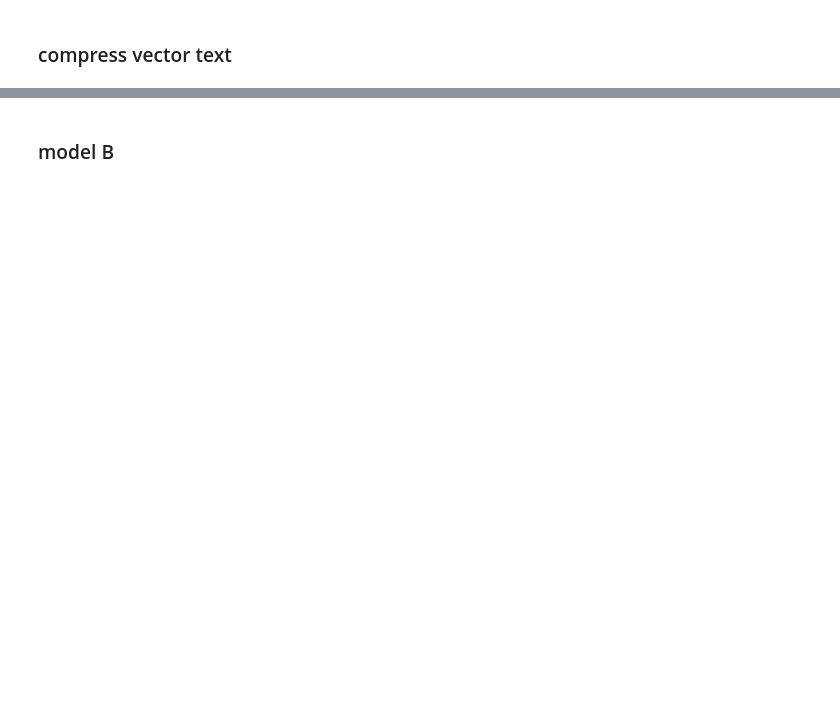
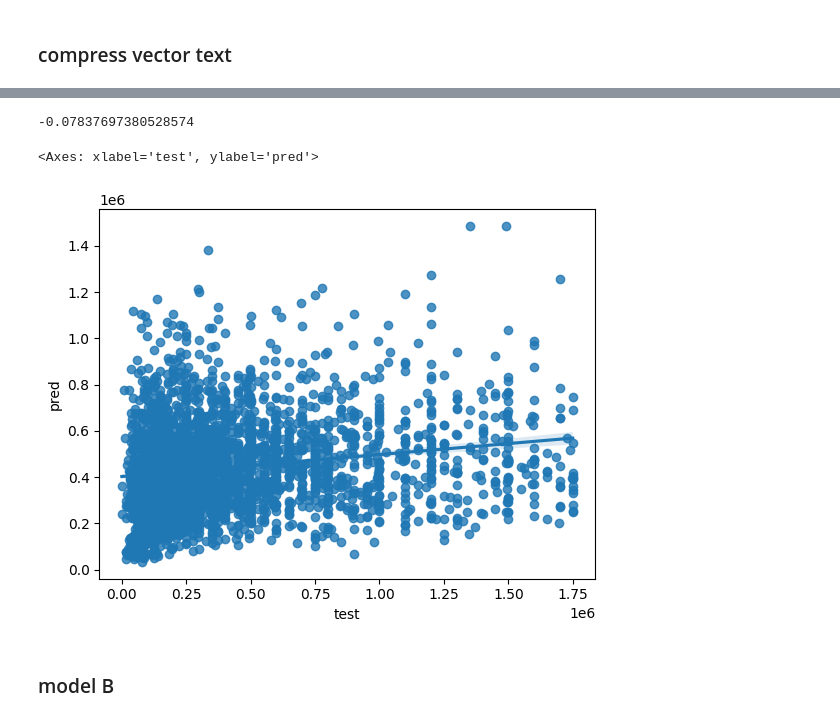
Before and after one commit to j-rig/ml-capstone, a Jupyter notebook: 20.5 8 Machine Learning (DL) Prototype.ipynb, the cells around one changed output, grey strips where cells are left out. Drawn from its saved outputs; the diff is of its cells as text; code cells hidden in the pictures; blank space fills up the shorter version.

```diff
--- a/20.5 8 Machine Learning (DL) Prototype.ipynb
+++ b/20.5 8 Machine Learning (DL) Prototype.ipynb
@@ -97,0 +128,2 @@ X_text_pca.shape
+# %%
+XCat_train, XCat_test, yCat_train, yCat_test = train_test_split(X_cat_pca, df_in.price,random_state=1)
@@ -98,3 +142,15 @@ X_text_pca.shape
+# %%
+r2Cat
+# %% [output]
+-0.07837697380528574
+# %%
+dfr=pd.DataFrame()
+dfr['test']=yCat_test
+dfr['pred']=yCat_pred
+sns.regplot(data=dfr, y='pred', x='test')
+# %% [output]
+<Axes: xlabel='test', ylabel='pred'>
+[figure, added]
 # %% [markdown]
 ### model B
 # %%
```
Also changed, not shown: parts of 35 cells of this notebook.
